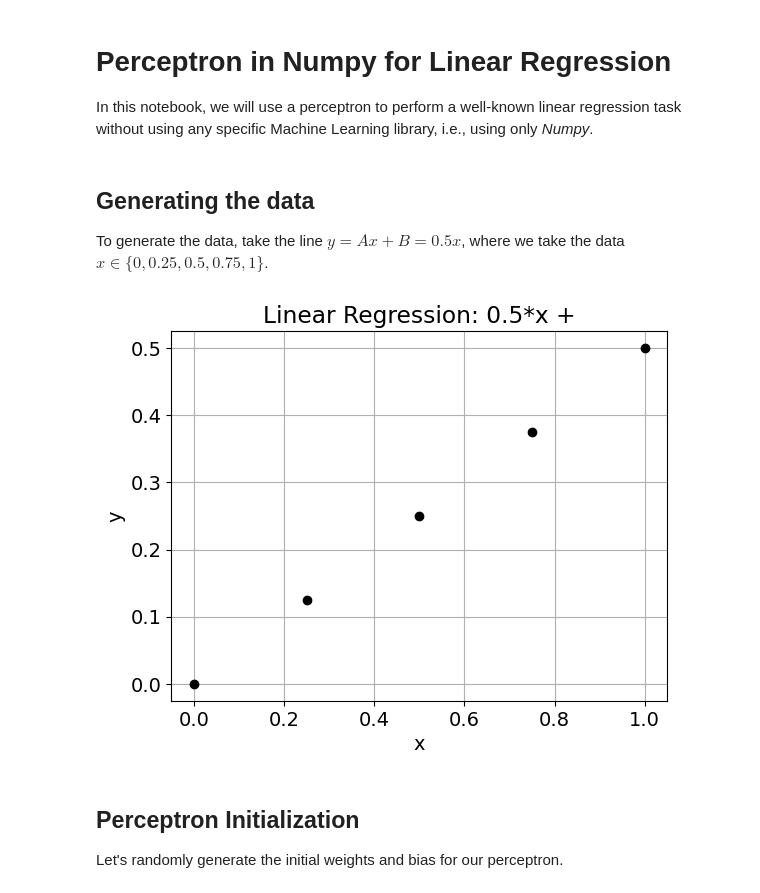
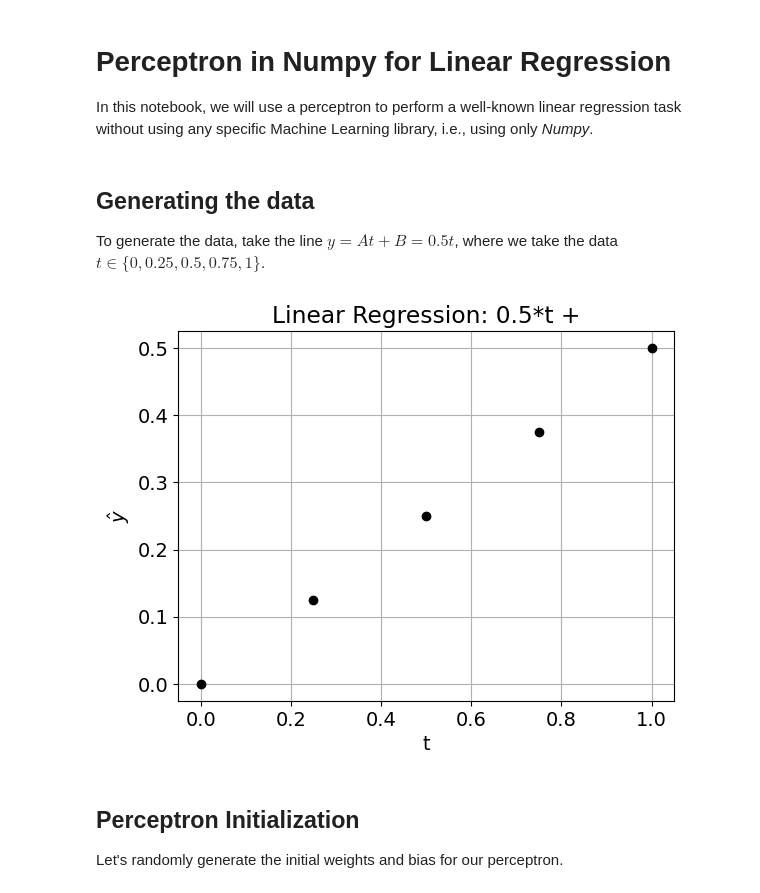
Before and after one commit to Coffee4MePlz/Notebooks_NN_Physics, a Jupyter notebook: 02-Perceptron-Regressao.ipynb, the cells around one changed output. Saved outputs shown, nothing was run; the diff lists cells and outputs as text; code cells hidden in the pictures.

```diff
--- a/02-Perceptron-Regressao.ipynb
+++ b/02-Perceptron-Regressao.ipynb
@@ -9,21 +9,21 @@ import matplotlib.pyplot as plt
 # %% [markdown]
 ## Generating the data
 
-To generate the data, take the line $y = Ax + B = 0.5x$, where we take the data $x \in \{0, 0.25, 0.5, 0.75, 1\}$.
+To generate the data, take the line $y = At + B = 0.5t$, where we take the data $t \in \{0, 0.25, 0.5, 0.75, 1\}$.
 # %%
-x = np.linspace(0,1,5)    # input
-y = 0.5*x # target
+t = np.linspace(0,1,5)    # input
+y = 0.5*t # target
 
 plt.rcParams.update({'font.size': 14})  # Increase font size
 
-plt.title("Linear Regression: 0.5*x +")
-plt.plot(x,y,"ko")
+plt.title("Linear Regression: 0.5*t +")
+plt.plot(t,y,"ko")
 plt.grid(True)
-plt.xlabel("x")
-plt.ylabel("y")
+plt.xlabel("t")
+plt.ylabel(r'$\hat{y}$')
 plt.show()
 # %% [output]
-[figure, old version]
+[figure, new version]
 # %% [markdown]
 ## Perceptron Initialization
 Let's randomly generate the initial weights and bias for our perceptron.
```
Also changed, not shown: parts of 19 cells of this notebook, 1 other file.
